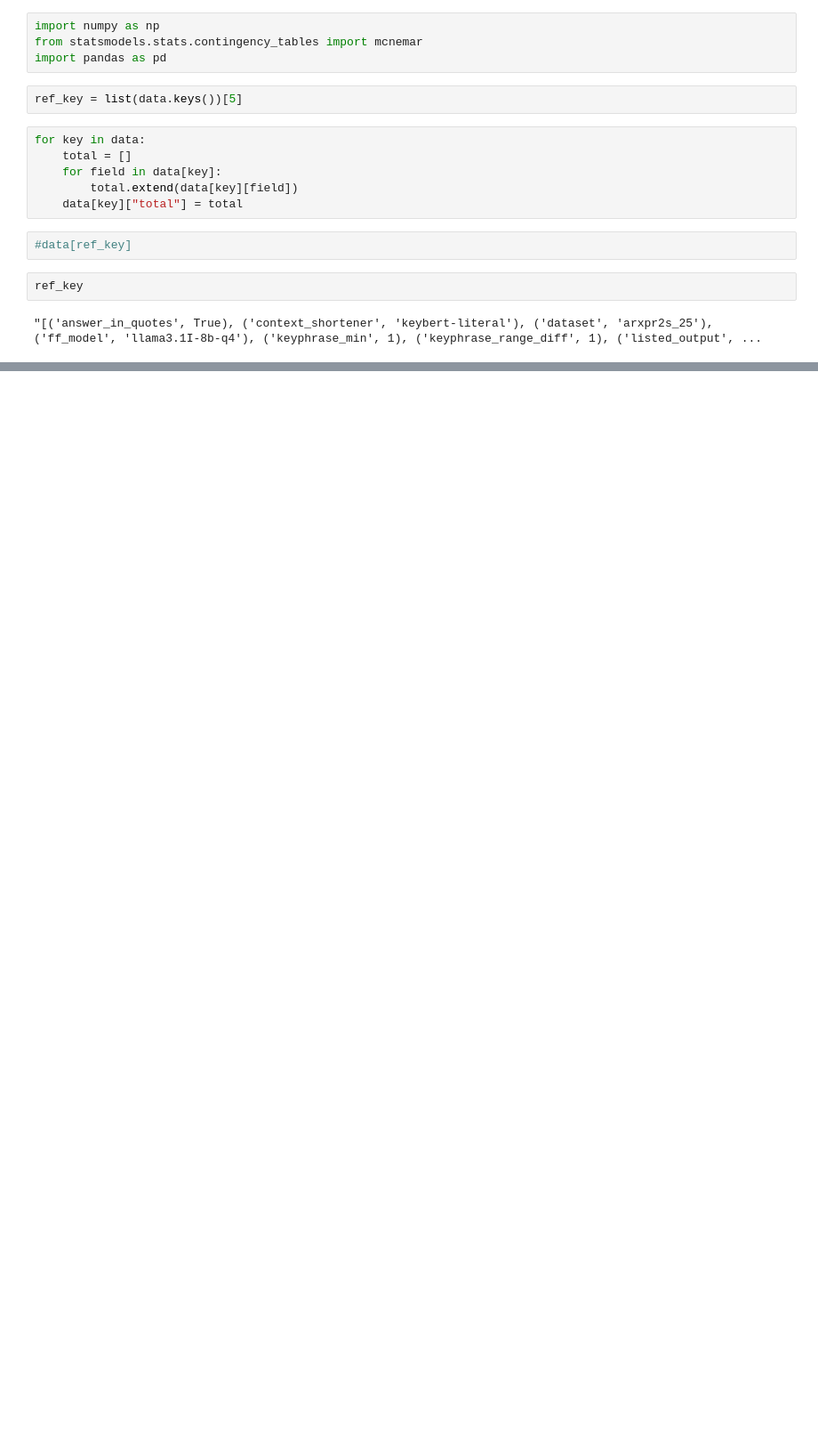
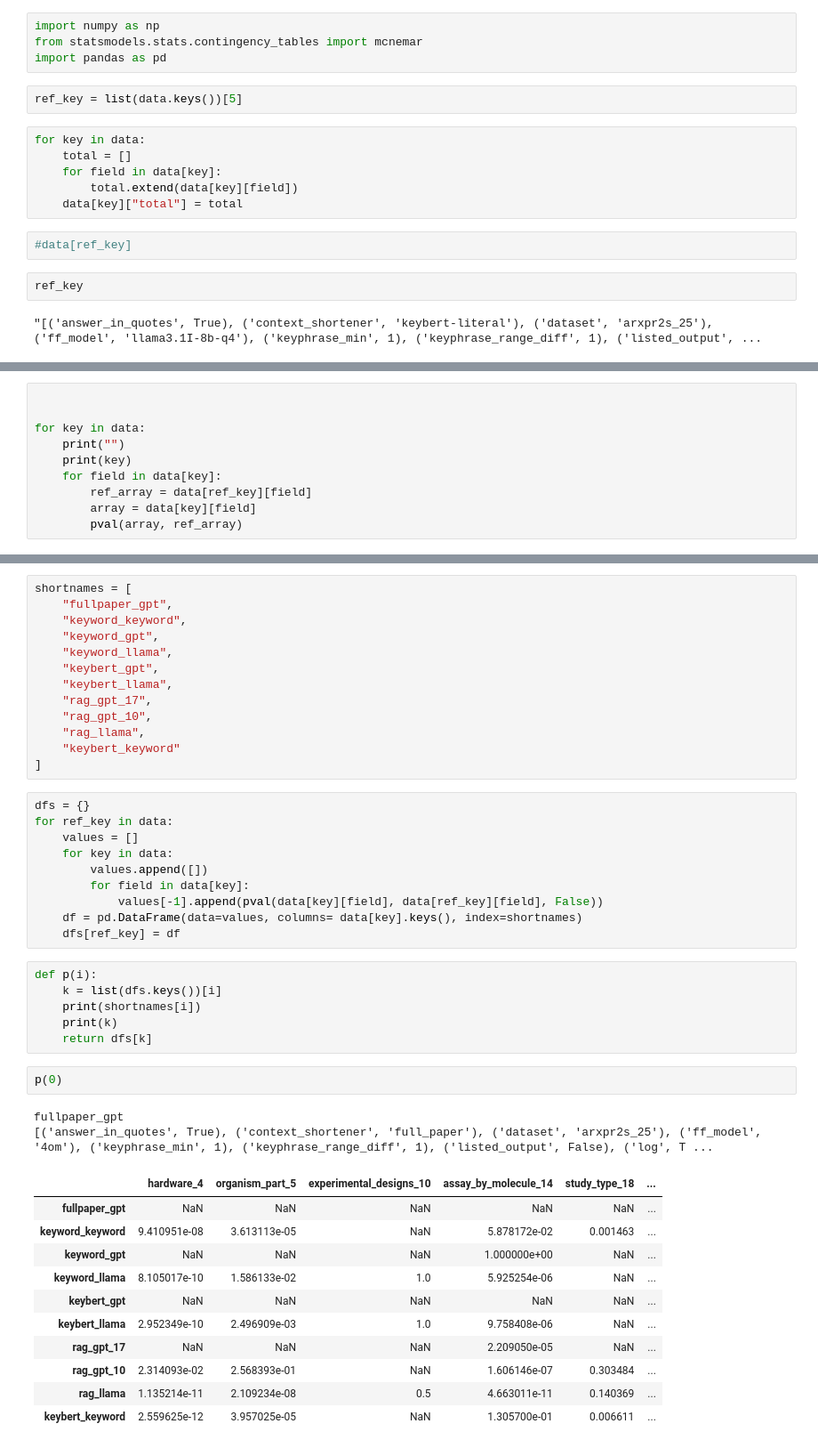
Before and after one commit to EU-UPCAST/profile, a Jupyter notebook: llmdap/profiler/pvals.ipynb, the cells around one changed output, grey strips where cells are left out. Shown at 89% size. Saved outputs shown, nothing was run; the diff lists cells and outputs as text; blank space fills up the shorter version.

Commit message:
more results, p-values

```diff
--- a/llmdap/profiler/pvals.ipynb
+++ b/llmdap/profiler/pvals.ipynb
@@ -83,0 +59,10 @@ statistic   44.33108108108108
+# %%
+
+
+for key in data:
+    print("")
+    print(key)
+    for field in data[key]:
+        ref_array = data[ref_key][field]
+        array = data[key][field]
+        pval(array, ref_array)
@@ -106,0 +112,45 @@ for key in data:
+# %%
+shortnames = [
+    "fullpaper_gpt",
+    "keyword_keyword",
+    "keyword_gpt",
+    "keyword_llama",
+    "keybert_gpt",
+    "keybert_llama",
+    "rag_gpt_17",
+    "rag_gpt_10",
+    "rag_llama",
+    "keybert_keyword"
+]
+# %%
+dfs = {}
+for ref_key in data:
+    values = []
+    for key in data:
+        values.append([])
+        for field in data[key]:
+            values[-1].append(pval(data[key][field], data[ref_key][field], False))
+    df = pd.DataFrame(data=values, columns= data[key].keys(), index=shortnames)
+    dfs[ref_key] = df
+# %%
+def p(i):
+    k = list(dfs.keys())[i]
+    print(shortnames[i])
+    print(k)
+    return dfs[k]
+# %%
+p(0)
+# %% [output]
+fullpaper_gpt
+[('answer_in_quotes', True), ('context_shortener', 'full_paper'), ('dataset', 'arxpr2s_25'), ('ff_model', '4om'), ('keyphrase_min', 1), ('keyphrase_range_diff', 1), ('listed_output', False), ('log', T ...
+|  | hardware_4 | organism_part_5 | experimental_designs_10 | assay_by_molecule_14 | study_type_18 | ... |
+| fullpaper_gpt | NaN | NaN | NaN | NaN | NaN | ... |
+| keyword_keyword | 9.410951e-08 | 3.613113e-05 | NaN | 5.878172e-02 | 0.001463 | ... |
+| keyword_gpt | NaN | NaN | NaN | 1.000000e+00 | NaN | ... |
+| keyword_llama | 8.105017e-10 | 1.586133e-02 | 1.0 | 5.925254e-06 | NaN | ... |
+| keybert_gpt | NaN | NaN | NaN | NaN | NaN | ... |
+| keybert_llama | 2.952349e-10 | 2.496909e-03 | 1.0 | 9.758408e-06 | NaN | ... |
+| rag_gpt_17 | NaN | NaN | NaN | 2.209050e-05 | NaN | ... |
+| rag_gpt_10 | 2.314093e-02 | 2.568393e-01 | NaN | 1.606146e-07 | 0.303484 | ... |
+| rag_llama | 1.135214e-11 | 2.109234e-08 | 0.5 | 4.663011e-11 | 0.140369 | ... |
+| keybert_keyword | 2.559625e-12 | 3.957025e-05 | NaN | 1.305700e-01 | 0.006611 | ... |
```
Also changed, not shown: parts of 13 cells of this notebook, 2 other files.
